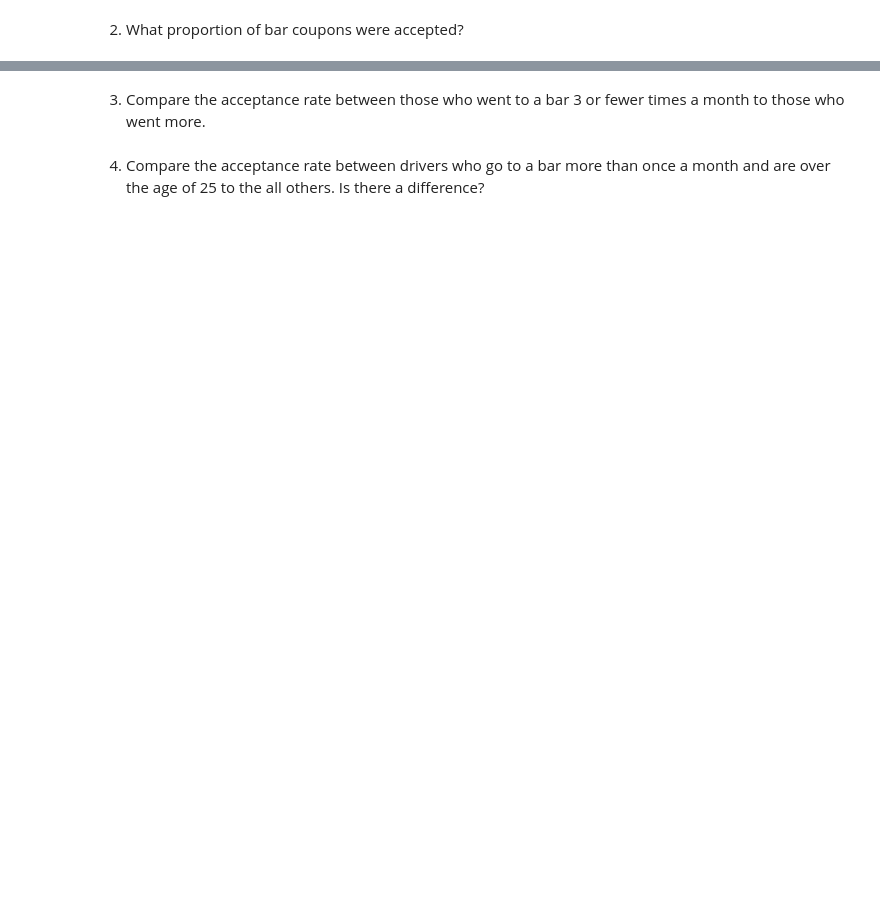
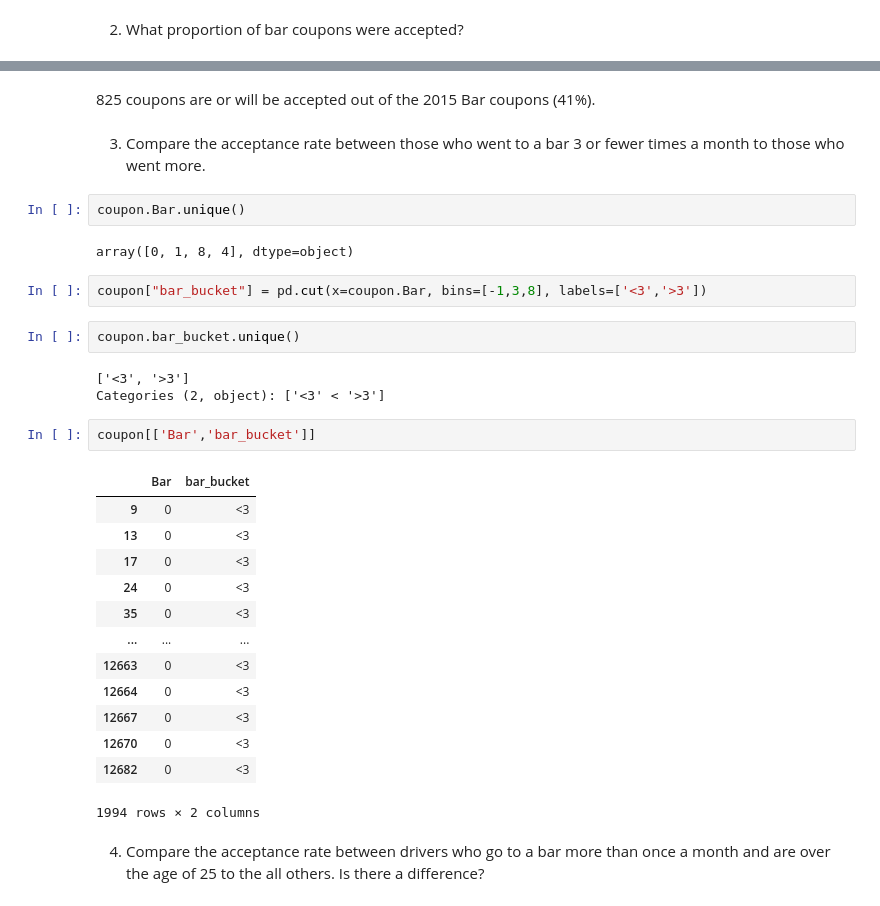
Before and after one commit to cdungca/ucb-ml-ai, a Jupyter notebook: assignment_5_1_starter/prompt.ipynb, the cells around one changed output, grey strips where cells are left out. Cells and saved outputs as stored; diff of their text form; blank space fills up the shorter version.

```diff
--- a/assignment_5_1_starter/prompt.ipynb
+++ b/assignment_5_1_starter/prompt.ipynb
@@ -177,4 +309,33 @@ Now, we will lead you through an exploration of just the bar related coupons.
+# %% [markdown]
+825 coupons are or will be accepted out of the 2015 Bar coupons (41%).
 # %% [markdown]
 3. Compare the acceptance rate between those who went to a bar 3 or fewer times a month to those who went more.
+# %%
+coupon.Bar.unique()
+# %% [output]
+array([0, 1, 8, 4], dtype=object)
+# %%
+coupon["bar_bucket"] = pd.cut(x=coupon.Bar, bins=[-1,3,8], labels=['<3','>3'])
+# %%
+coupon.bar_bucket.unique()
+# %% [output]
+['<3', '>3']
+Categories (2, object): ['<3' < '>3']
+# %%
+coupon[['Bar','bar_bucket']]
+# %% [output]
+|  | Bar | bar_bucket |
+| 9 | 0 | <3 |
+| 13 | 0 | <3 |
+| 17 | 0 | <3 |
+| 24 | 0 | <3 |
+| 35 | 0 | <3 |
+| ... | ... | ... |
+| 12663 | 0 | <3 |
+| 12664 | 0 | <3 |
+| 12667 | 0 | <3 |
+| 12670 | 0 | <3 |
+| 12682 | 0 | <3 |
+1994 rows × 2 columns
 # %% [markdown]
 4. Compare the acceptance rate between drivers who go to a bar more than once a month and are over the age of 25 to the all others.  Is there a difference?
```
Also changed, not shown: parts of 35 cells of this notebook.
